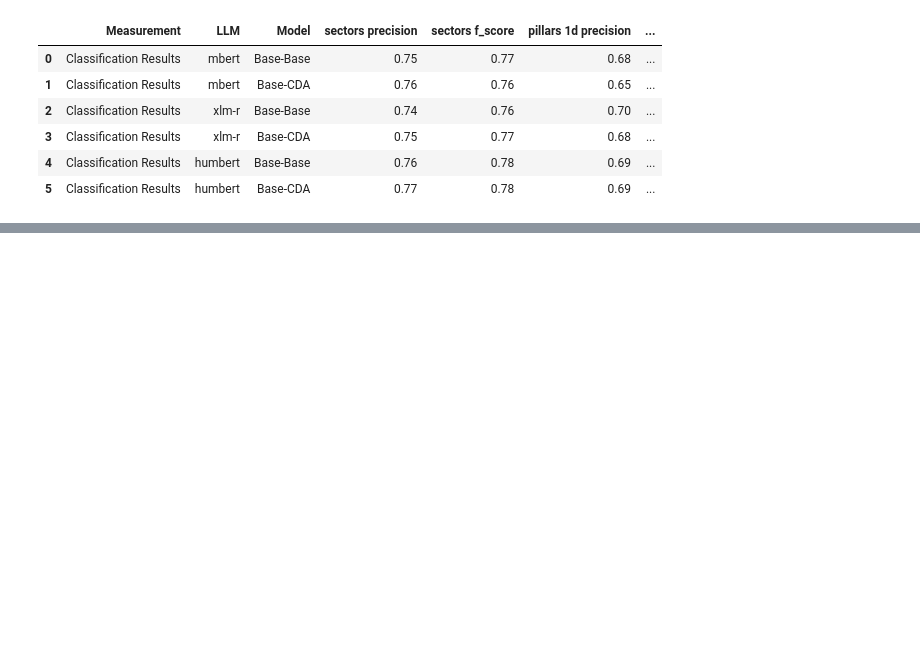
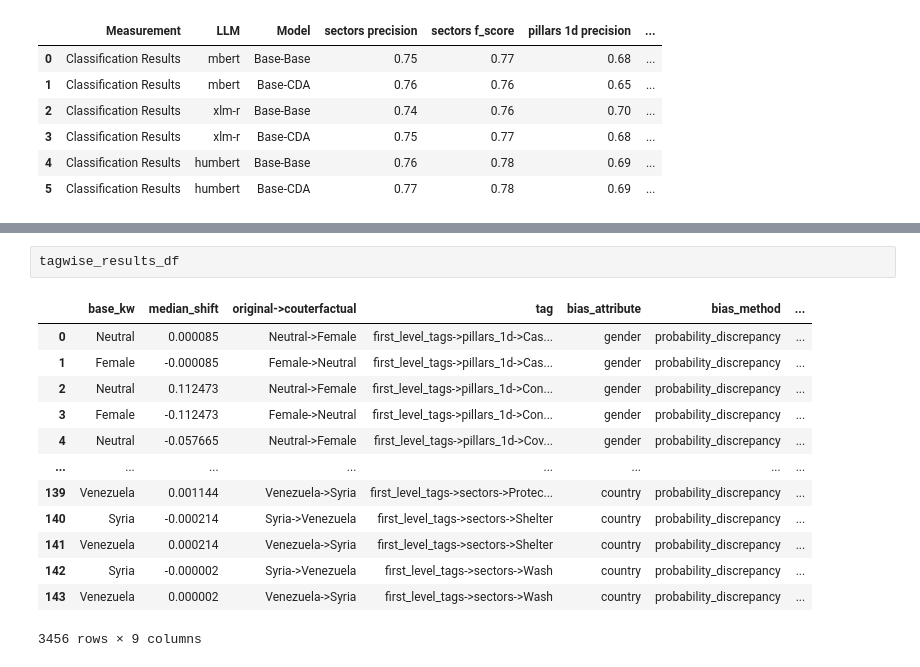
Before and after one commit to the-deep-nlp/bias-aware-humanitarian-entry-classification, a Jupyter notebook: classification/final_results_generation.ipynb, the cells around one changed output, grey strips where cells are left out. Cells and saved outputs as stored; diff of their text form; blank space fills up the shorter version.

```diff
--- a/classification/final_results_generation.ipynb
+++ b/classification/final_results_generation.ipynb
@@ -96,0 +77,16 @@ generate_visualizations(
+# %%
+tagwise_results_df
+# %% [output]
+|  | base_kw | median_shift | original->couterfactual | tag | bias_attribute | bias_method | ... |
+| 0 | Neutral | 0.000085 | Neutral->Female | first_level_tags->pillars_1d->Cas... | gender | probability_discrepancy | ... |
+| 1 | Female | -0.000085 | Female->Neutral | first_level_tags->pillars_1d->Cas... | gender | probability_discrepancy | ... |
+| 2 | Neutral | 0.112473 | Neutral->Female | first_level_tags->pillars_1d->Con... | gender | probability_discrepancy | ... |
+| 3 | Female | -0.112473 | Female->Neutral | first_level_tags->pillars_1d->Con... | gender | probability_discrepancy | ... |
+| 4 | Neutral | -0.057665 | Neutral->Female | first_level_tags->pillars_1d->Cov... | gender | probability_discrepancy | ... |
+| ... | ... | ... | ... | ... | ... | ... | ... |
+| 139 | Venezuela | 0.001144 | Venezuela->Syria | first_level_tags->sectors->Protec... | country | probability_discrepancy | ... |
+| 140 | Syria | -0.000214 | Syria->Venezuela | first_level_tags->sectors->Shelter | country | probability_discrepancy | ... |
+| 141 | Venezuela | 0.000214 | Venezuela->Syria | first_level_tags->sectors->Shelter | country | probability_discrepancy | ... |
+| 142 | Syria | -0.000002 | Syria->Venezuela | first_level_tags->sectors->Wash | country | probability_discrepancy | ... |
+| 143 | Venezuela | 0.000002 | Venezuela->Syria | first_level_tags->sectors->Wash | country | probability_discrepancy | ... |
+3456 rows × 9 columns
```
Also changed, not shown: parts of 6 cells of this notebook, 1 other file.
